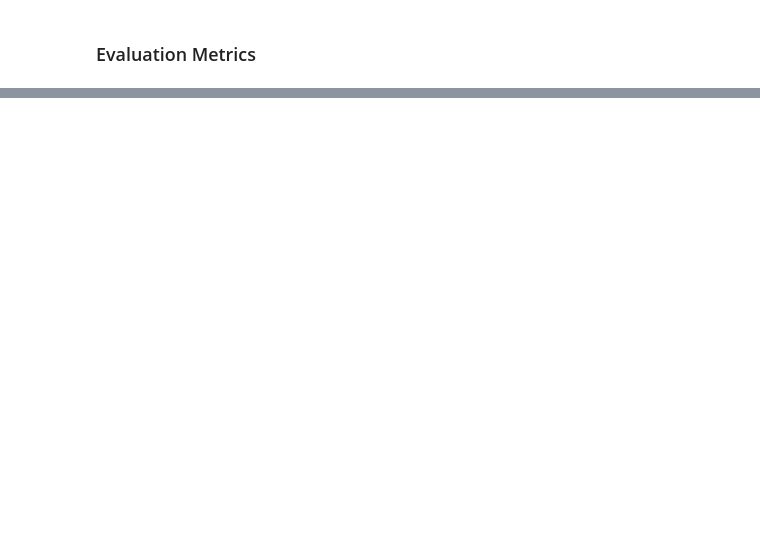
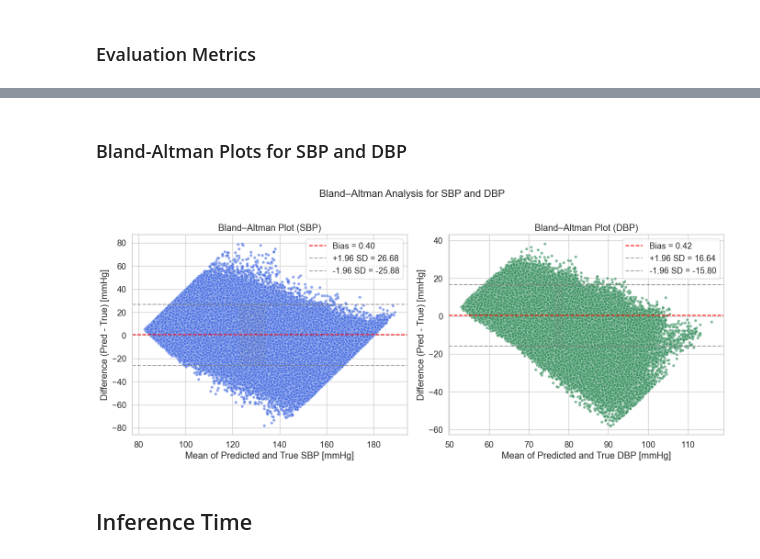
Before and after one commit to Maniacravi/ppg-bp-estimation, a Jupyter notebook: notebooks/04_CNN_PPG_model.ipynb, the cells around one changed output, grey strips where cells are left out. Saved outputs shown, nothing was run; the diff lists cells and outputs as text; code cells hidden in the pictures; blank space fills up the shorter version.

```diff
--- a/notebooks/04_CNN_PPG_model.ipynb
+++ b/notebooks/04_CNN_PPG_model.ipynb
@@ -502,0 +555,66 @@ DBP     8.442952    6.247176  0.453256  0.677055     0.216815   8.440168
+# %% [markdown]
+### Bland-Altman Plots for SBP and DBP
+# %%
+
+# ✅ Ensure numpy arrays
+if torch.is_tensor(y_true):
+    y_true = y_true.cpu().numpy()
+if torch.is_tensor(y_pred):
+    y_pred = y_pred.cpu().numpy()
+
+# Compute means and differences
+sbp_true, dbp_true = y_true[:, 0], y_true[:, 1]
+sbp_pred, dbp_pred = y_pred[:, 0], y_pred[:, 1]
+
+sbp_mean = (sbp_true + sbp_pred) / 2
+dbp_mean = (dbp_true + dbp_pred) / 2
+
+sbp_diff = sbp_pred - sbp_true
+dbp_diff = dbp_pred - dbp_true
+
+# Mean bias and limits of agreement (±1.96 SD)
+sbp_bias = np.mean(sbp_diff)
+dbp_bias = np.mean(dbp_diff)
+
+sbp_sd = np.std(sbp_diff)
+dbp_sd = np.std(dbp_diff)
+
+sbp_upper = sbp_bias + 1.96 * sbp_sd
+sbp_lower = sbp_bias - 1.96 * sbp_sd
+dbp_upper = dbp_bias + 1.96 * dbp_sd
+dbp_lower = dbp_bias - 1.96 * dbp_sd
+
+sns.set(style="whitegrid", font_scale=1.2)
+plt.figure(figsize=(14, 6))
+
+# ---------- SBP ----------
+plt.subplot(1, 2, 1)
+sns.scatterplot(x=sbp_mean, y=sbp_diff, color="royalblue", alpha=0.6, s=20)
+plt.axhline(sbp_bias, color="red", linestyle="--", label=f"Bias = {sbp_bias:.2f}")
+plt.axhline(sbp_upper, color="gray", linestyle="--", alpha=0.7, label=f"+1.96 SD = {sbp_upper:.2f}")
+plt.axhline(sbp_lower, color="gray", linestyle="--", alpha=0.7, label=f"-1.96 SD = {sbp_lower:.2f}")
+plt.fill_between(sbp_mean, sbp_lower, sbp_upper, color="gray", alpha=0.1)
+plt.title("Bland–Altman Plot (SBP)")
+plt.xlabel("Mean of Predicted and True SBP [mmHg]")
+plt.ylabel("Difference (Pred - True) [mmHg]")
+plt.legend(loc="upper right")
+
+# ---------- DBP ----------
+plt.subplot(1, 2, 2)
+sns.scatterplot(x=dbp_mean, y=dbp_diff, color="seagreen", alpha=0.6, s=20)
+plt.axhline(dbp_bias, color="red", linestyle="--", label=f"Bias = {dbp_bias:.2f}")
+plt.axhline(dbp_upper, color="gray", linestyle="--", alpha=0.7, label=f"+1.96 SD = {dbp_upper:.2f}")
+plt.axhline(dbp_lower, color="gray", linestyle="--", alpha=0.7, label=f"-1.96 SD = {dbp_lower:.2f}")
+plt.fill_between(dbp_mean, dbp_lower, dbp_upper, color="gray", alpha=0.1)
+plt.title("Bland–Altman Plot (DBP)")
+plt.xlabel("Mean of Predicted and True DBP [mmHg]")
+plt.ylabel("Difference (Pred - True) [mmHg]")
+plt.legend(loc="upper right")
+
+plt.suptitle("Bland–Altman Analysis for SBP and DBP", fontsize=16, y=1.02)
+plt.tight_layout()
+plt.show()
+# %% [output]
+[figure, added]
+# %% [markdown]
+## Inference Time
```
Also changed, not shown: parts of 16 cells of this notebook, 1 other file.
